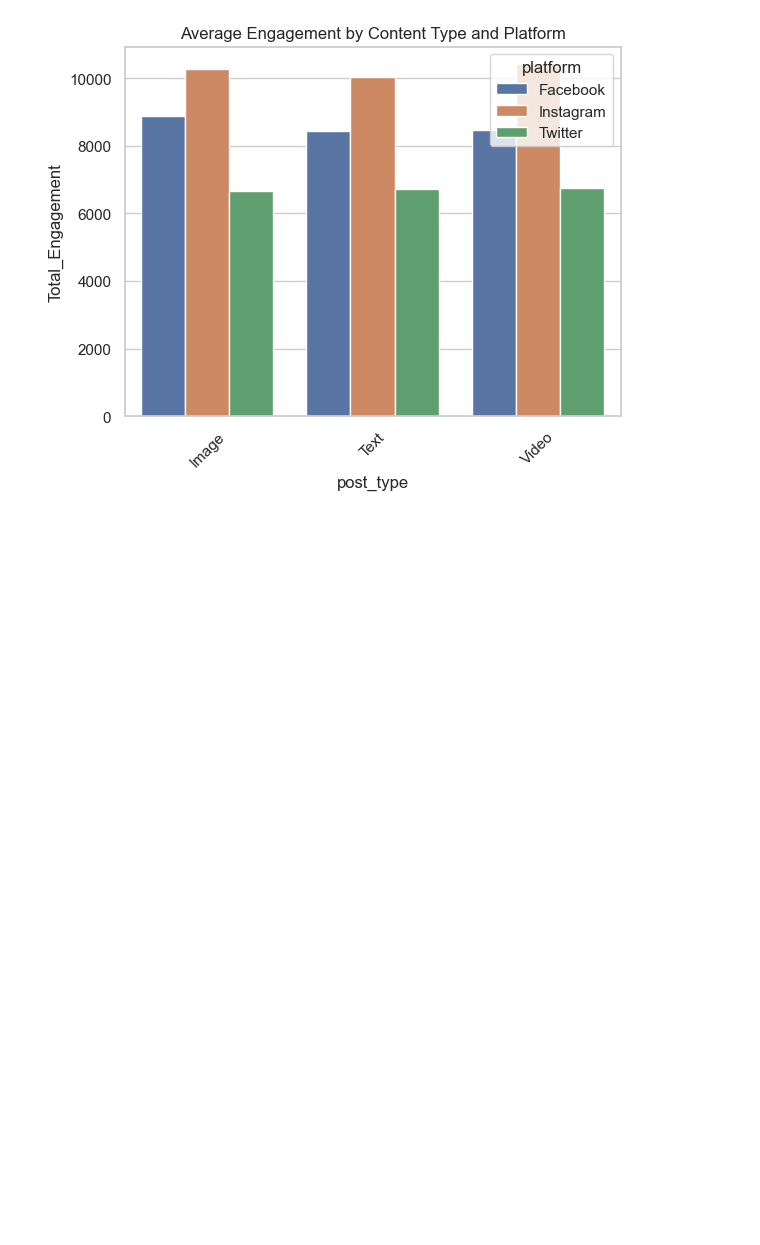
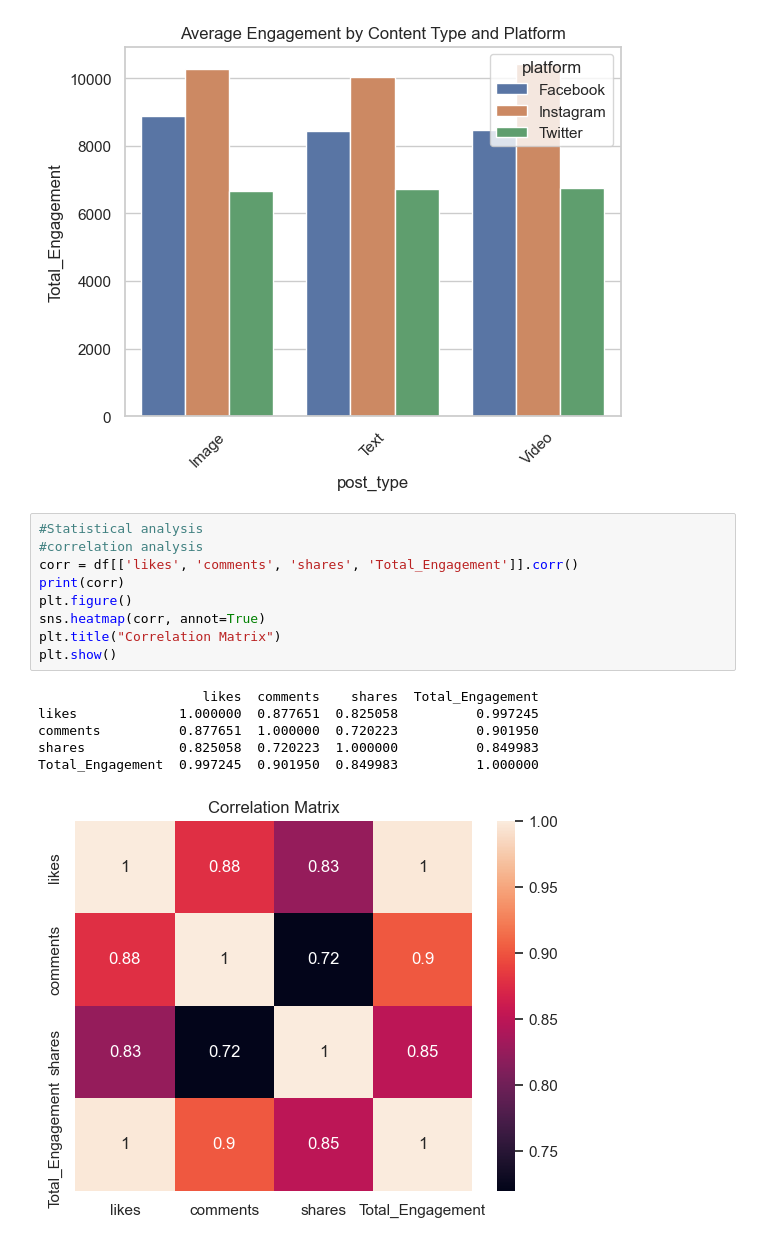
Before and after one commit to TharushiMaduhansi/21020592_Assignment_SocialMediaAnalytics, a Jupyter notebook: analysis.ipynb, the cells around one changed output. Drawn from its saved outputs; the diff is of its cells as text; blank space fills up the shorter version.

Commit message:
statistical methods

```diff
--- a/analysis.ipynb
+++ b/analysis.ipynb
@@ -139,3 +153,19 @@ plt.show()
 7     Video  Instagram      10415.787422
 8     Video    Twitter       6737.572457
 [figure]
+# %%
+#Statistical analysis
+#correlation analysis
+corr = df[['likes', 'comments', 'shares', 'Total_Engagement']].corr()
+print(corr)
+plt.figure()
+sns.heatmap(corr, annot=True)
+plt.title("Correlation Matrix")
+plt.show()
+# %% [output]
+                     likes  comments    shares  Total_Engagement
+likes             1.000000  0.877651  0.825058          0.997245
+comments          0.877651  1.000000  0.720223          0.901950
+shares            0.825058  0.720223  1.000000          0.849983
+Total_Engagement  0.997245  0.901950  0.849983          1.000000
+[figure, added]
```
Also changed, not shown: parts of 8 cells of this notebook.
